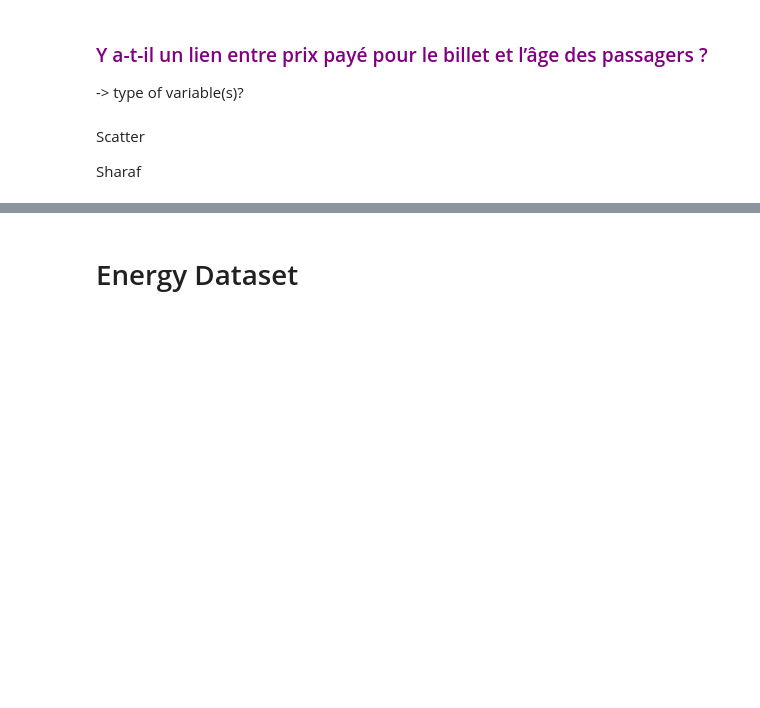
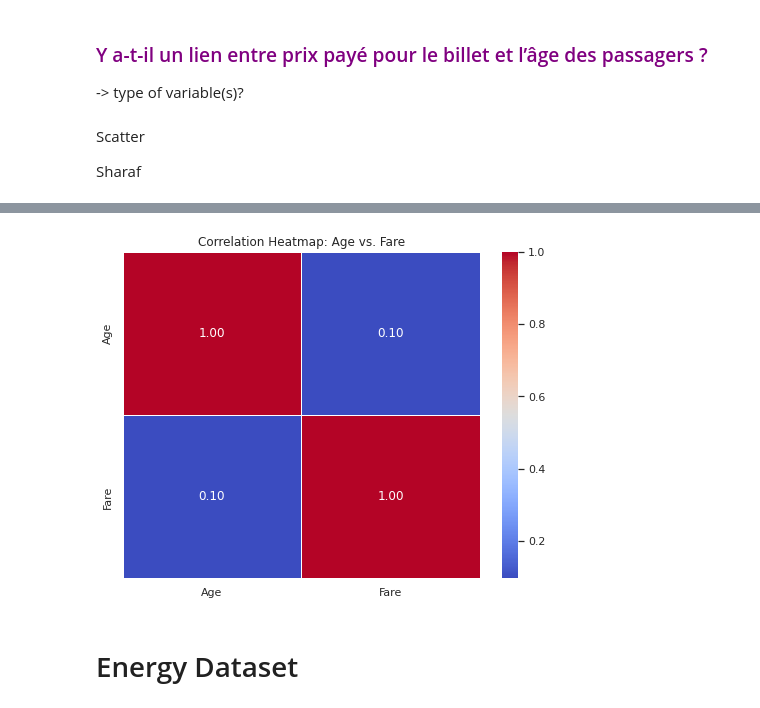
Before and after one commit to eusoumarkinhoz/DataViz2---project, a Jupyter notebook: DataViz2.ipynb, the cells around one changed output, grey strips where cells are left out. Cells and saved outputs as stored; diff of their text form; code cells hidden in the pictures; blank space fills up the shorter version.

```diff
--- a/DataViz2.ipynb
+++ b/DataViz2.ipynb
@@ -134,3 +146,16 @@ Sharaf
+# %%
+import seaborn as sns
+
+
+# Assuming 'Age' and 'Fare' are the columns representing passenger age and ticket price
+correlation_matrix = df_titanic[['Age', 'Fare']].corr()
+
+plt.figure(figsize=(8, 6))
+sns.heatmap(correlation_matrix, annot=True, cmap='coolwarm', fmt='.2f', linewidths=.5)
+plt.title('Correlation Heatmap: Age vs. Fare')
+plt.show()
+# %% [output]
+[figure, added]
 # %% [markdown]
 # Energy Dataset
 # %% [markdown]
```
Also changed, not shown: parts of 1 cell of this notebook.
